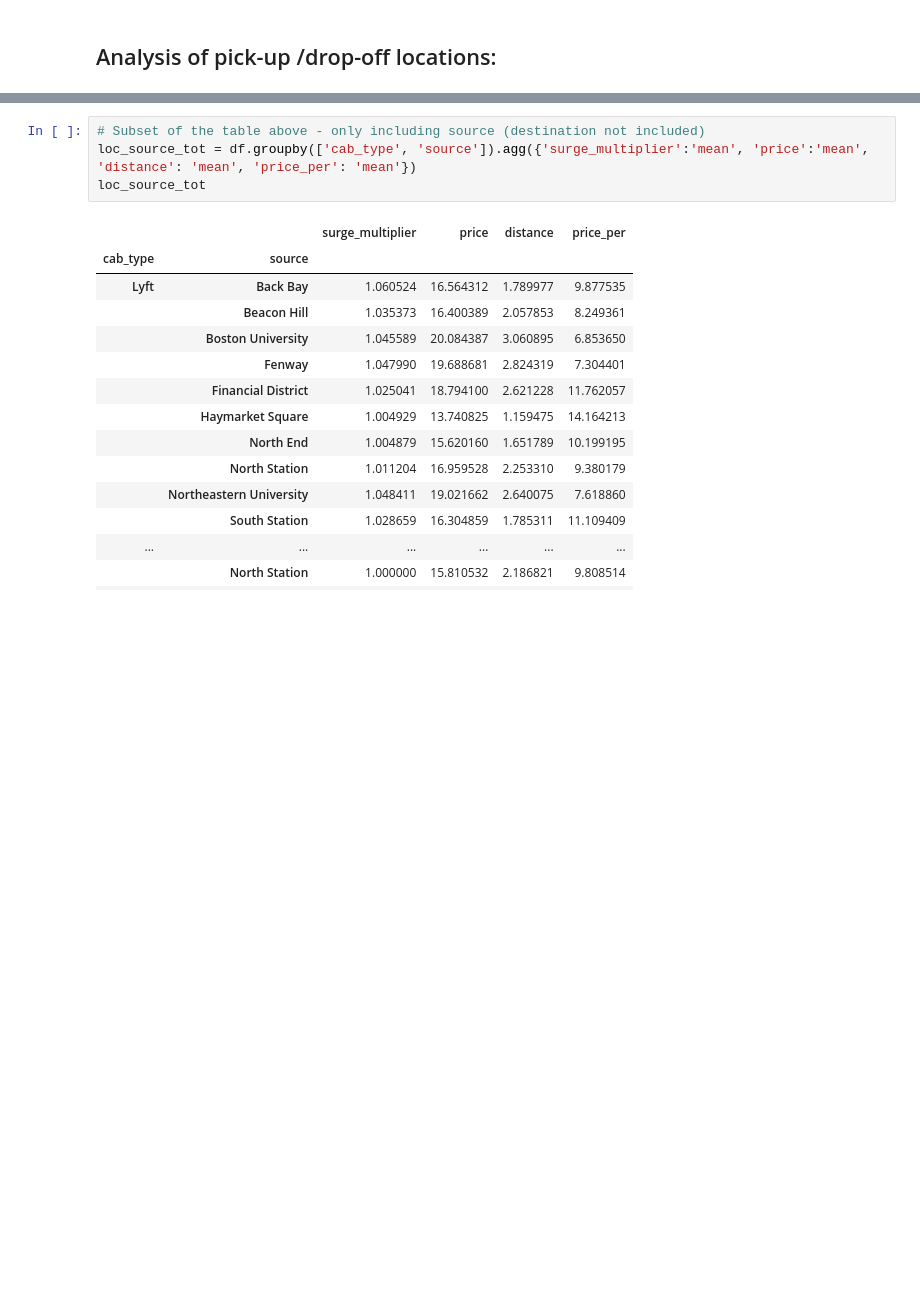
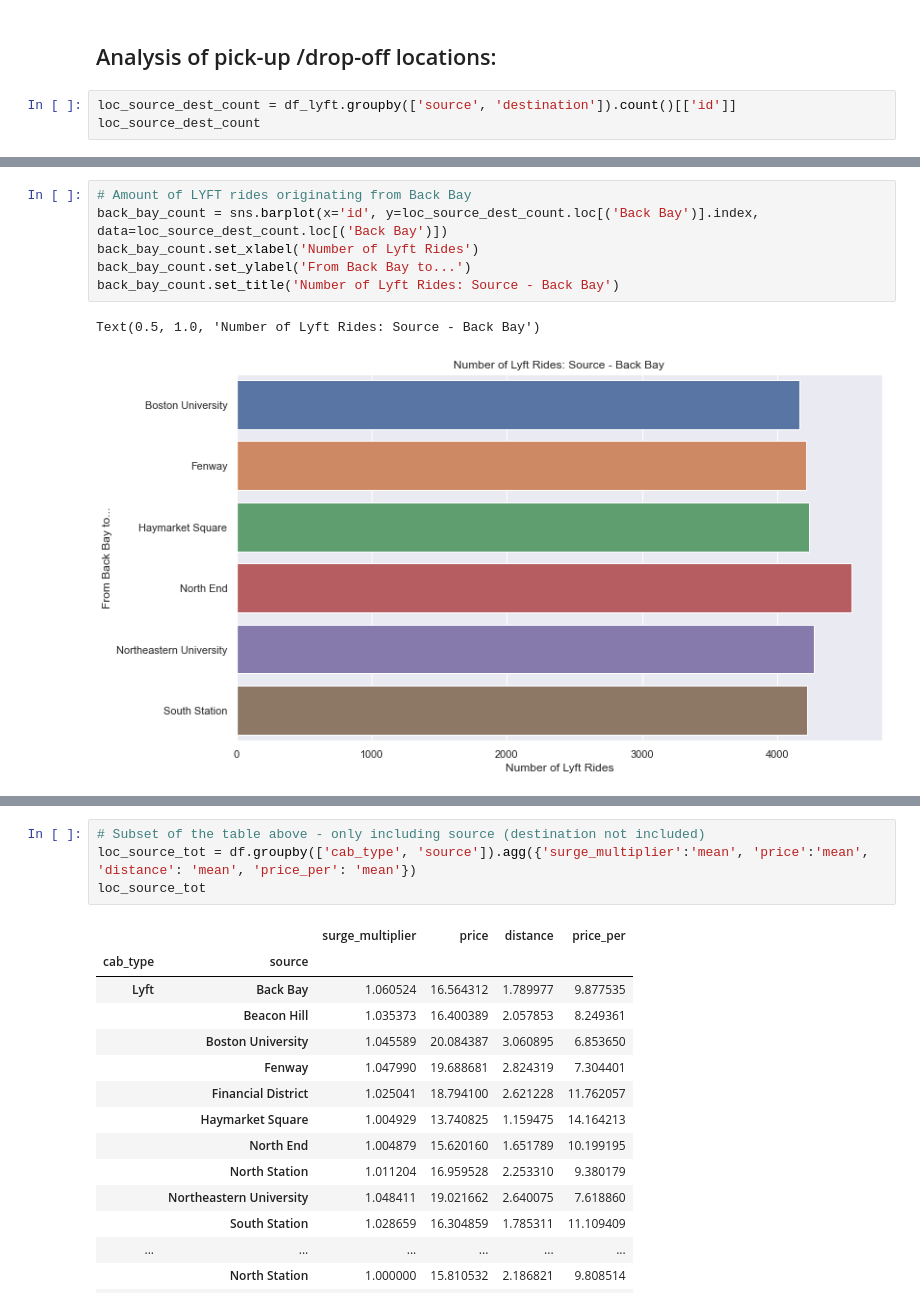
Before and after one commit to bburkey0425/rideshare_proj_DSA, a Jupyter notebook: Downloads/python_proj_rideshare/python_proj_rideshare.ipynb, the cells around one changed output, grey strips where cells are left out. Drawn from its saved outputs; the diff is of its cells as text; blank space fills up the shorter version.

```diff
--- a/Downloads/python_proj_rideshare/python_proj_rideshare.ipynb
+++ b/Downloads/python_proj_rideshare/python_proj_rideshare.ipynb
@@ -451,2 +450,5 @@ Text(0.5, 1.0, 'Uber vs. Lyft - Hour of the Day (MEDIAN PPD)')
 # %% [markdown]
 ## Analysis of pick-up /drop-off locations:
+# %%
+loc_source_dest_count = df_lyft.groupby(['source', 'destination']).count()[['id']]
+loc_source_dest_count
@@ -452,0 +470,9 @@ Text(0.5, 1.0, 'Uber vs. Lyft - Hour of the Day (MEDIAN PPD)')
+# %%
+# Amount of LYFT rides originating from Back Bay
+back_bay_count = sns.barplot(x='id', y=loc_source_dest_count.loc[('Back Bay')].index, data=loc_source_dest_count.loc[('Back Bay')])
+back_bay_count.set_xlabel('Number of Lyft Rides')
+back_bay_count.set_ylabel('From Back Bay to...')
+back_bay_count.set_title('Number of Lyft Rides: Source - Back Bay')
+# %% [output]
+Text(0.5, 1.0, 'Number of Lyft Rides: Source - Back Bay')
+[figure, added]
```
Also changed, not shown: parts of 20 cells of this notebook.
